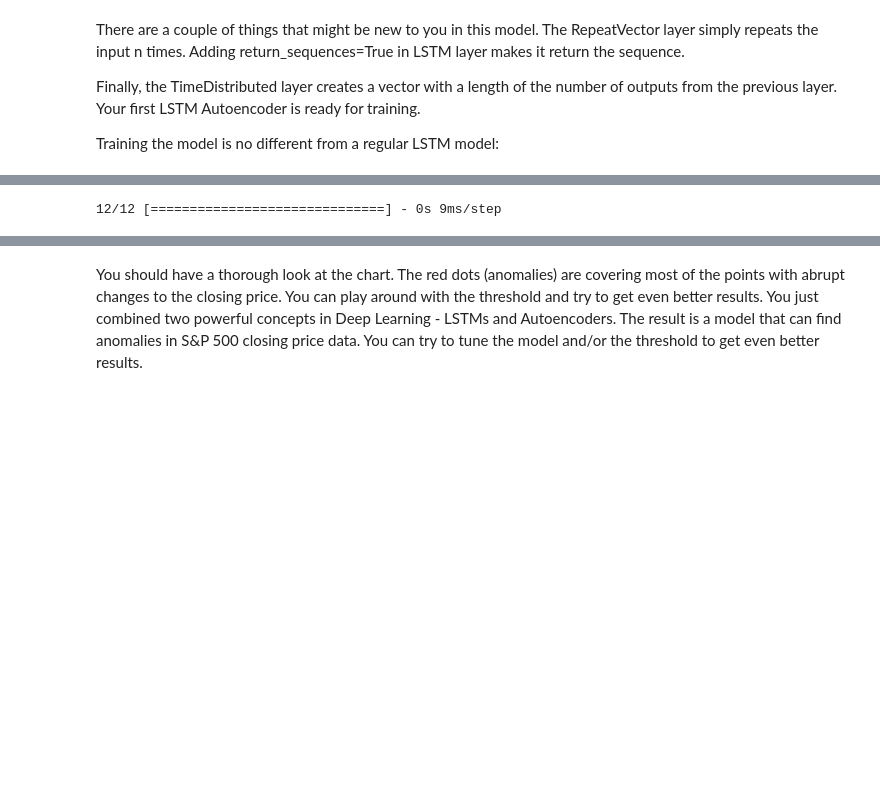
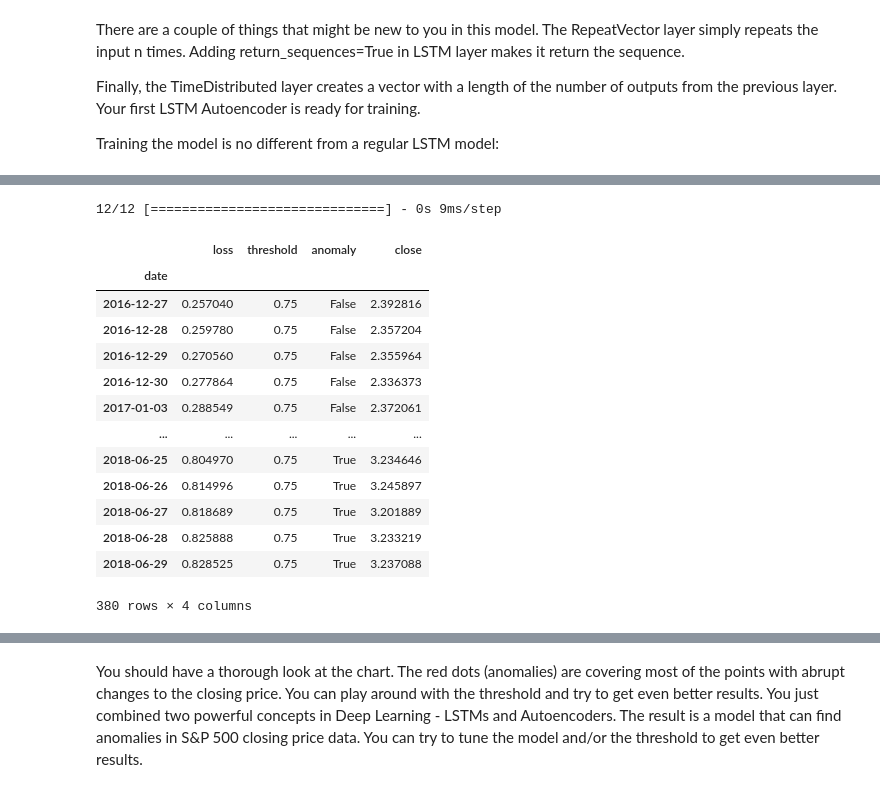
Before and after one commit to xxl4tomxu98/anomamly-detection-autoencoder, a Jupyter notebook: LSTM-anomaly-detection.ipynb, the cells around one changed output, grey strips where cells are left out. Saved outputs shown, nothing was run; the diff lists cells and outputs as text; code cells hidden in the pictures; blank space fills up the shorter version.

```diff
--- a/LSTM-anomaly-detection.ipynb
+++ b/LSTM-anomaly-detection.ipynb
@@ -172,16 +173,31 @@ plt.show()
 # %%
 # We’ll pick a threshold of 0.65, as not much of the loss is larger than that. When the error is larger than that, we’ll declare that example an anomaly:
-THRESHOLD = 0.65
+THRESHOLD = 0.75
 # calc MAE on test data
 X_test_pred = model.predict(X_test)
 test_mae_loss = np.mean(np.abs(X_test_pred - X_test), axis=1)
 # We’ll build a DataFrame containing the loss and the anomalies (values above the threshold):
 test_score_df = pd.DataFrame(index=test[TIME_STEPS:].index)
 test_score_df['loss'] = test_mae_loss
 test_score_df['threshold'] = THRESHOLD
 test_score_df['anomaly'] = test_score_df.loss > test_score_df.threshold
 test_score_df['close'] = test[TIME_STEPS:].close
+test_score_df
 # %% [output]
 12/12 [==============================] - 0s 9ms/step
+|  | loss | threshold | anomaly | close |
+| date |  |  |  |  |
+| 2016-12-27 | 0.257040 | 0.75 | False | 2.392816 |
+| 2016-12-28 | 0.259780 | 0.75 | False | 2.357204 |
+| 2016-12-29 | 0.270560 | 0.75 | False | 2.355964 |
+| 2016-12-30 | 0.277864 | 0.75 | False | 2.336373 |
+| 2017-01-03 | 0.288549 | 0.75 | False | 2.372061 |
+| ... | ... | ... | ... | ... |
+| 2018-06-25 | 0.804970 | 0.75 | True | 3.234646 |
+| 2018-06-26 | 0.814996 | 0.75 | True | 3.245897 |
+| 2018-06-27 | 0.818689 | 0.75 | True | 3.201889 |
+| 2018-06-28 | 0.825888 | 0.75 | True | 3.233219 |
+| 2018-06-29 | 0.828525 | 0.75 | True | 3.237088 |
+380 rows × 4 columns
 # %%
 anomalies = test_score_df[test_score_df.anomaly == True]
```
Also changed, not shown: parts of 9 cells of this notebook, 1 other file.
